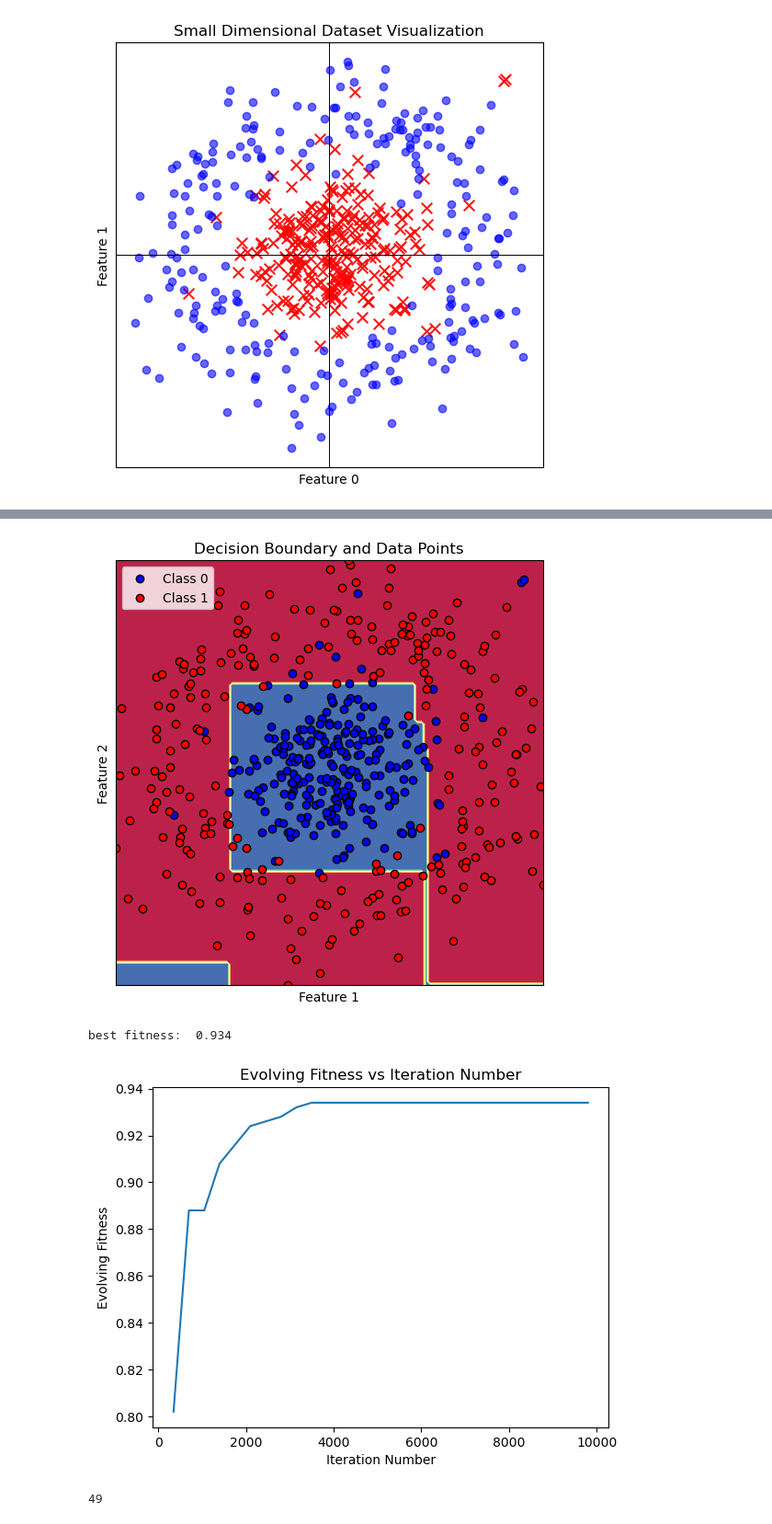
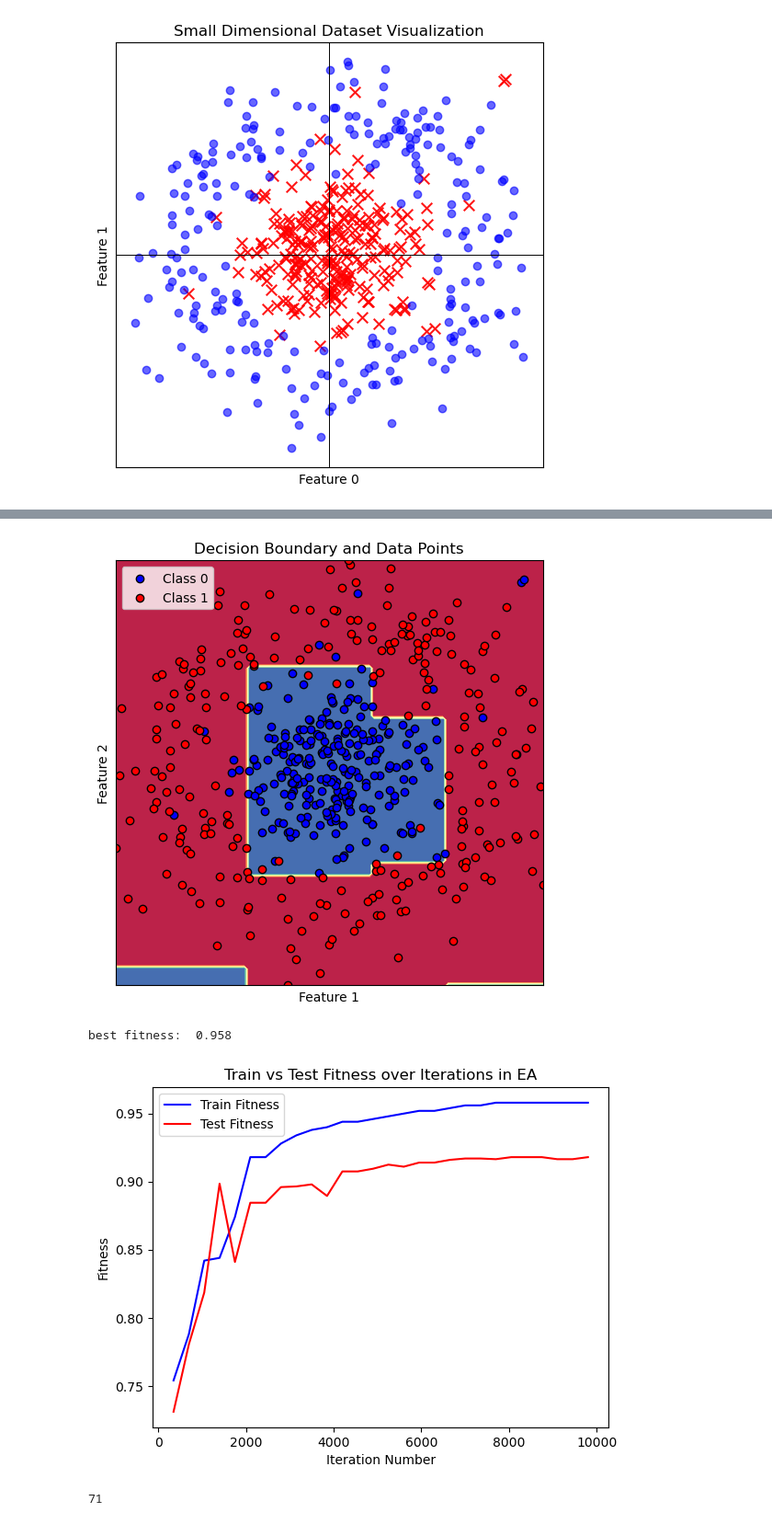
Before and after one commit to jsvobo/evo_sem, a Jupyter notebook: ea.ipynb, the cells around one changed output, grey strips where cells are left out. Shown at 92% size. Drawn from its saved outputs; the diff is of its cells as text; code cells hidden in the pictures.

```diff
--- a/ea.ipynb
+++ b/ea.ipynb
@@ -20,6 +20,9 @@ visualize_small_dataset(dataset_dict["data"], dataset_dict["labels"])
 # visualize_multidimensional_dataset(dataset_dict["data"], dataset_dict["labels"])
 
 fitness_fn_1 = lambda tree: fitness(tree, dataset_dict)
+
+alt_dataset_dict = generate_small_dataset(n_samples=2000, random_seed=1101)
+fitness_fn_2 = lambda tree: fitness(tree, alt_dataset_dict)
 # %% [output]
 [figure]
 # %%
@@ -91,45 +111,55 @@ print(sizes)
 # %%
 results = evolutionary_algorithm(
     fitness_function=fitness_fn,
     perturb_fn=perturbation,
     init_fn=init_fn,
     max_evaluations=max_evals,
     crossover_fn=crossover_swap_random_subtrees,  # only one implemented
     prob_crossover=prob_crossover,
     prob_mutation=prob_mutation,
     tournament_size=tournament_size,
     population_size=population_size,
 )
 
 best_tree = results["best_tree"]
 visualise_tree_decision(best_tree, dataset_dict)
 best = results["best_fitness"]
 print("best fitness: ", best)
-# best_tree.print_tree_traverse()
+history = results["history"]
 
-history = results["history"]
-evolving_fitnesses = [iteration["best_overall_fitness"] for iteration in history]
+# evolving_fitnesses = [iteration["best_overall_fitness"] for iteration in history]
+# plt.plot(
+#     population_size * (np.arange(len(evolving_fitnesses)) + 1),
+#     evolving_fitnesses,
+# )
+# plt.xlabel("Iteration Number")
+# plt.ylabel("Evolving Fitness")
+# plt.title("Evolving Fitness vs Iteration Number")
+# plt.show()
 
+train_fitness = [iteration["best_overall_fitness"] for iteration in history]
+test_fitness = [fitness_fn_2(iteration["best_individual"]) for iteration in history]
 plt.plot(
-    population_size * (np.arange(len(evolving_fitnesses))+1),
-    evolving_fitnesses,
+    population_size * (np.arange(len(train_fitness)) + 1),
+    train_fitness,
+    label='Train Fitness',
+    color='blue'
 )
-plt.xlabel('Iteration Number')
-plt.ylabel('Evolving Fitness')
-plt.title('Evolving Fitness vs Iteration Number')
+plt.plot(
+    population_size * (np.arange(len(test_fitness)) + 1),
+    test_fitness,
+    label='Test Fitness',
+    color='red'
+)
+plt.xlabel("Iteration Number")
+plt.ylabel("Fitness")
+plt.title("Train vs Test Fitness over Iterations in EA")
+plt.legend()
 plt.show()
 
-
-# simple_graph(
-#     evolving_fitnesses,
-#     "Step",
-#     "Fitness",
-#     f"Evolving best fitness in each population",
-# )
-
 print(best_tree.size())
 # %% [output]
-[figure, old version]
+[figure, new version]
-best fitness:  0.934
+best fitness:  0.958
-[figure, old version]
+[figure, new version]
-49
+71
```
Also changed, not shown: parts of 1 cell of this notebook, 3 other files.
